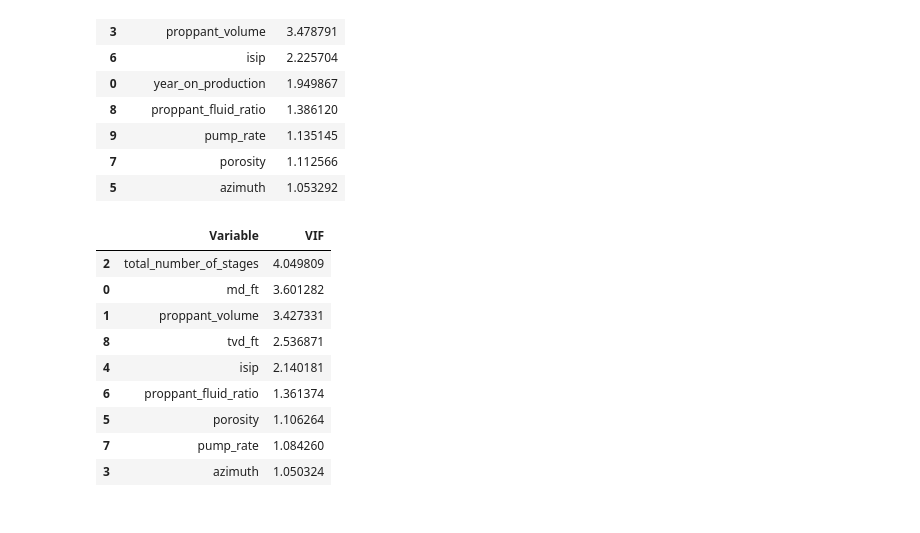
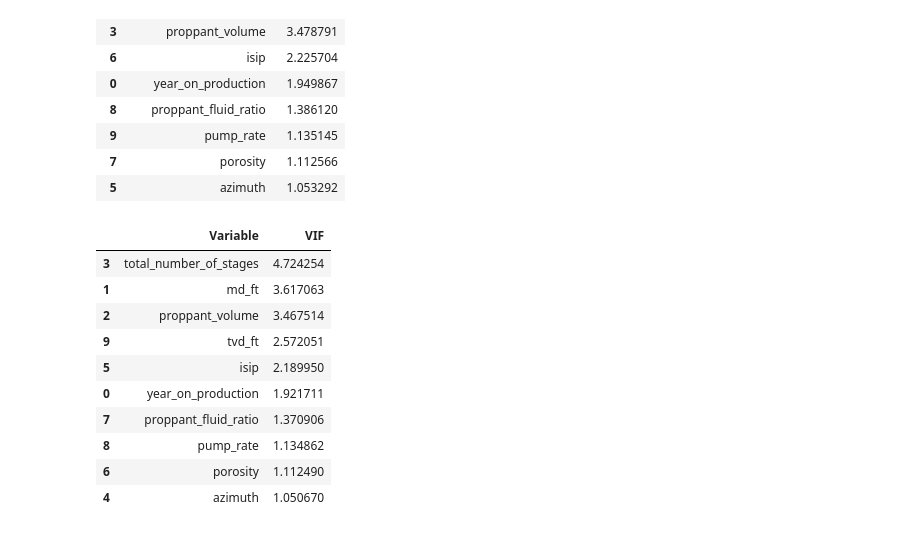
Before and after one commit to samuelcastan/predicting-gas-production, a Jupyter notebook: notebooks/eda.ipynb, the cells around one changed output. Drawn from its saved outputs; the diff is of its cells as text; code cells hidden in the pictures.

```diff
--- a/notebooks/eda.ipynb
+++ b/notebooks/eda.ipynb
@@ -270,16 +272,17 @@ compute_vif(features).sort_values('VIF', ascending=False)
 | 7 | porosity | 1.112566 |
 | 5 | azimuth | 1.053292 |
 # %%
-features = ["md_ft", "proppant_volume", "total_number_of_stages", "azimuth", "isip", "porosity", "proppant_fluid_ratio", "pump_rate", "tvd_ft"]
+features = ["year_on_production", "md_ft", "proppant_volume", "total_number_of_stages", "azimuth", "isip", "porosity", "proppant_fluid_ratio", "pump_rate", "tvd_ft"]
 compute_vif(features).sort_values('VIF', ascending=False)
 # %% [output]
 |  | Variable | VIF |
-| 2 | total_number_of_stages | 4.049809 |
-| 0 | md_ft | 3.601282 |
-| 1 | proppant_volume | 3.427331 |
-| 8 | tvd_ft | 2.536871 |
-| 4 | isip | 2.140181 |
-| 6 | proppant_fluid_ratio | 1.361374 |
-| 5 | porosity | 1.106264 |
-| 7 | pump_rate | 1.084260 |
-| 3 | azimuth | 1.050324 |
+| 3 | total_number_of_stages | 4.724254 |
+| 1 | md_ft | 3.617063 |
+| 2 | proppant_volume | 3.467514 |
+| 9 | tvd_ft | 2.572051 |
+| 5 | isip | 2.189950 |
+| 0 | year_on_production | 1.921711 |
+| 7 | proppant_fluid_ratio | 1.370906 |
+| 8 | pump_rate | 1.134862 |
+| 6 | porosity | 1.112490 |
+| 4 | azimuth | 1.050670 |
```
Also changed, not shown: parts of 1 cell of this notebook, 10 other files.
